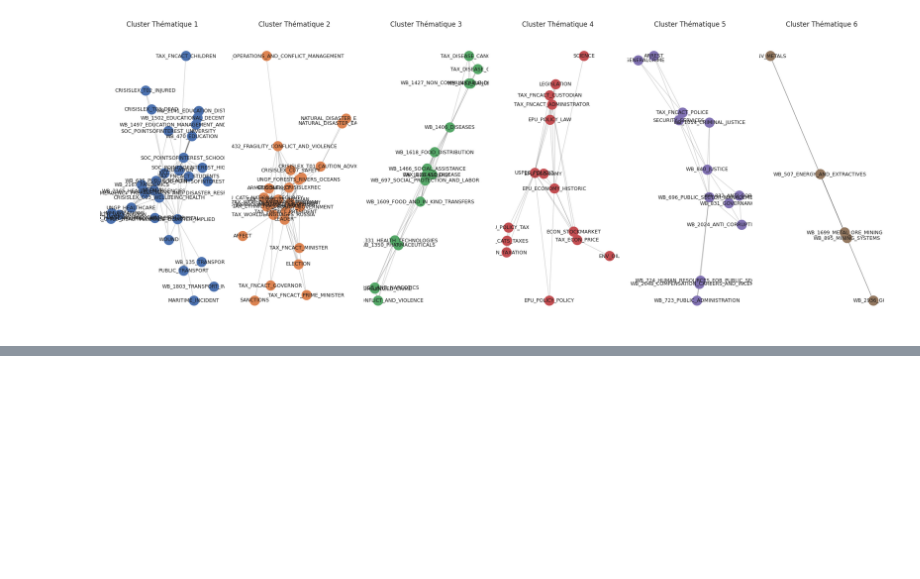
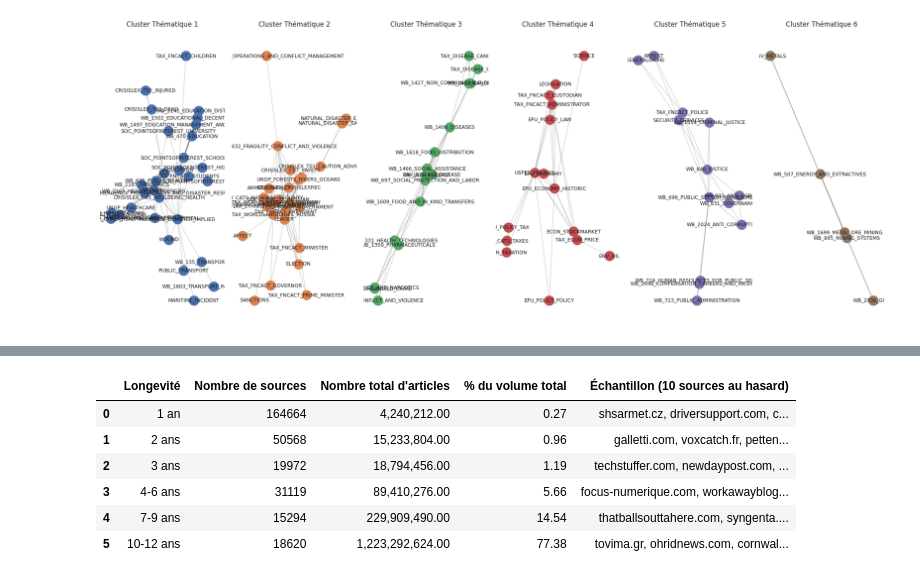
Before and after one commit to clucasmurex/gdelt, a Jupyter notebook: gdelt_explo.ipynb, the cells around one changed output, grey strips where cells are left out. Saved outputs shown, nothing was run; the diff lists cells and outputs as text; code cells hidden in the pictures; blank space fills up the shorter version.

```diff
--- a/gdelt_explo.ipynb
+++ b/gdelt_explo.ipynb
@@ -839,0 +880,76 @@ plt.show()
+# %%
+print("Calcul de la longevité avec échantillon aléatoire de sources...")
+
+df_longevity = con.execute("""
+    WITH source_stats AS (
+        -- 1. On compte les années et les articles (avec JOIN pour avoir le vrai nom de la source)
+        SELECT
+            g.SourceCommonName_ID,
+            m.SourceCommonName,
+            COUNT(DISTINCT SUBSTRING(g.DATE, 1, 4)) AS years_active,
+            COUNT(g.GKGRECORDID) AS total_articles
+        FROM gkg_clean g
+        LEFT JOIN src_map m ON g.SourceCommonName_ID = m.SourceCommonName_ID
+        GROUP BY g.SourceCommonName_ID, m.SourceCommonName
+    ),
+    categorized_sources AS (
+        -- 2. On attribue la catégorie de longévité
+        SELECT
+            SourceCommonName,
+            CASE
+                WHEN years_active = 1 THEN '1 an'
+                WHEN years_active = 2 THEN '2 ans'
+                WHEN years_active = 3 THEN '3 ans'
+                WHEN years_active BETWEEN 4 AND 6 THEN '4-6 ans'
+                WHEN years_active BETWEEN 7 AND 9 THEN '7-9 ans'
+                WHEN years_active BETWEEN 10 AND 12 THEN '10-12 ans'
+            END AS categorie,
+            years_active,
+            total_articles
+        FROM source_stats
+    ),
+    ranked_sources AS (
+        -- 3. On tire au sort un classement aléatoire pour chaque source au sein de sa catégorie
+        SELECT
+            categorie,
+            SourceCommonName,
+            ROW_NUMBER() OVER (PARTITION BY categorie ORDER BY random()) as random_rank
+        FROM categorized_sources
+        WHERE SourceCommonName IS NOT NULL
+    ),
+    samples AS (
+        -- 4. On garde les 10 premiers du tirage au sort et on les fusionne en texte
+        SELECT
+            categorie,
+            string_agg(SourceCommonName, ', ') AS sample_text
+        FROM ranked_sources
+        WHERE random_rank <= 10
+        GROUP BY categorie
+    ),
+    stats AS (
+        -- 5. On calcule les statistiques globales
+        SELECT
+            categorie,
+            COUNT(*) AS "Nombre de sources",
+            SUM(total_articles) AS "Nombre total d'articles",
+            ROUND(SUM(total_articles) * 100.0 / (SELECT COUNT(*) FROM gkg_clean), 2) AS "% du volume total",
+            MIN(years_active) AS sort_order -- Astuce pour trier correctement sans avoir à le faire en Python
+        FROM categorized_sources
+        GROUP BY categorie
+    )
+    -- 6. On assemble les statistiques et l'échantillon
+    SELECT
+        st.categorie AS "Longevité",
+        st."Nombre de sources",
+        st."Nombre total d'articles",
+        st."% du volume total",
+        sa.sample_text AS "Échantillon (10 sources au hasard)"
+    FROM stats st
+    JOIN samples sa ON st.categorie = sa.categorie
+    ORDER BY st.sort_order ASC
+""").df()
+
+pd.set_option('display.max_colwidth', None)
+
+display(df_longevity)
+# %% [output]
@@ -839,0 +957,7 @@ plt.show()
+|  | Longevité | Nombre de sources | Nombre total d'articles | % du volume total | Échantillon (10 sources au hasard) |
+| 0 | 1 an | 164664 | 4,240,212.00 | 0.27 | shsarmet.cz, driversupport.com, c... |
+| 1 | 2 ans | 50568 | 15,233,804.00 | 0.96 | galletti.com, voxcatch.fr, petten... |
+| 2 | 3 ans | 19972 | 18,794,456.00 | 1.19 | techstuffer.com, newdaypost.com, ... |
+| 3 | 4-6 ans | 31119 | 89,410,276.00 | 5.66 | focus-numerique.com, workawayblog... |
+| 4 | 7-9 ans | 15294 | 229,909,490.00 | 14.54 | thatballsouttahere.com, syngenta.... |
+| 5 | 10-12 ans | 18620 | 1,223,292,624.00 | 77.38 | tovima.gr, ohridnews.com, cornwal... |
```
Also changed, not shown: parts of 19 cells of this notebook.
